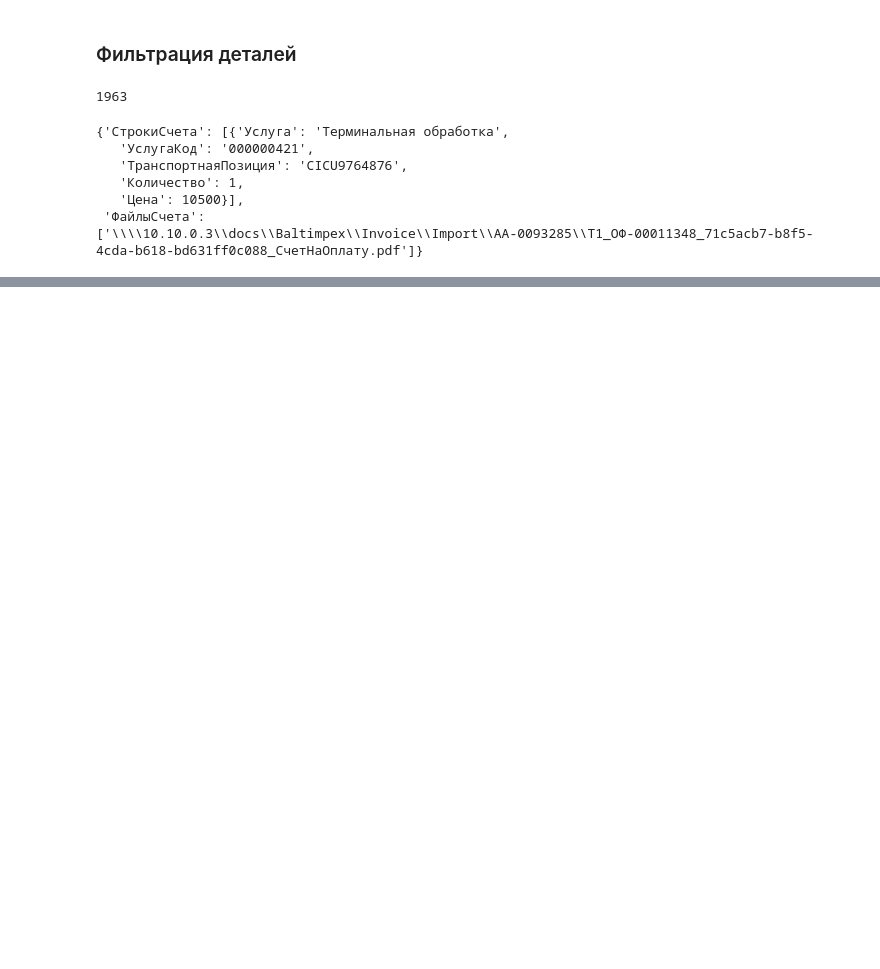
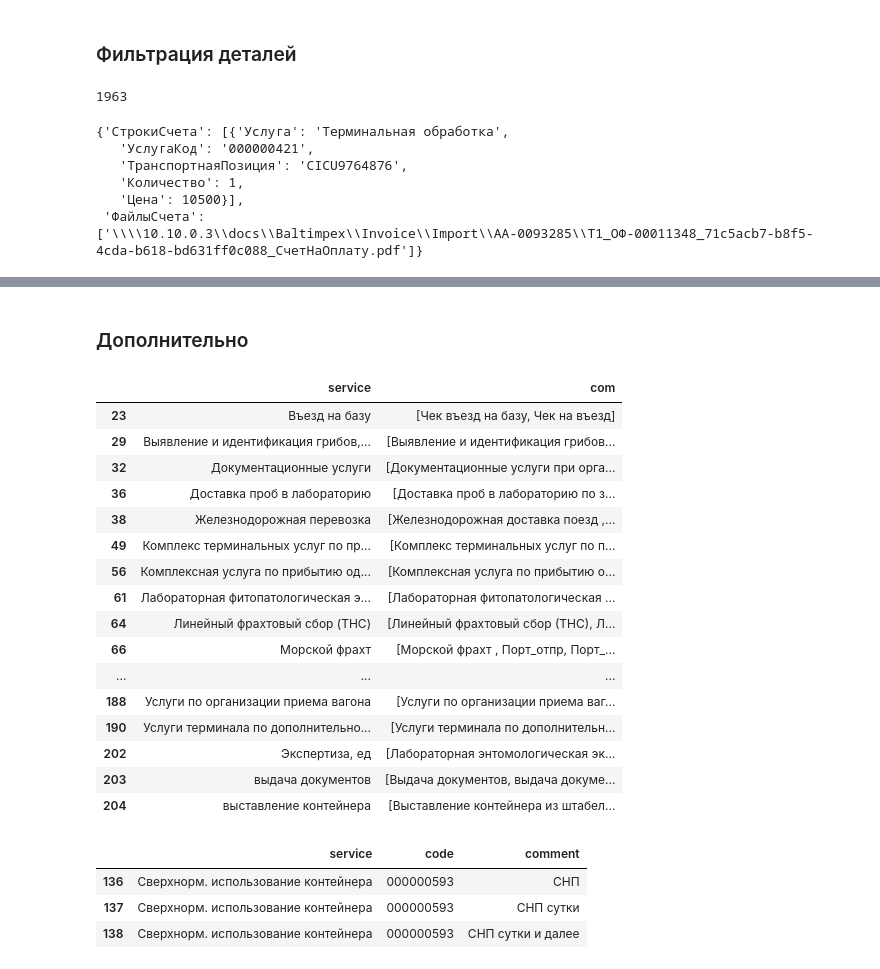
Before and after one commit to maxfil333/invoice_scanner, a Jupyter notebook: src/service_generator.ipynb, the cells around one changed output, grey strips where cells are left out. Cells and saved outputs as stored; diff of their text form; code cells hidden in the pictures; blank space fills up the shorter version.

Commit message:
finish service_generator

```diff
--- a/src/service_generator.ipynb
+++ b/src/service_generator.ipynb
@@ -172,0 +274,2 @@ with open(file, 'w', encoding='utf-8') as f:
+# %%
+df = create_dataframe(data)
@@ -172,0 +302,3 @@ with open(file, 'w', encoding='utf-8') as f:
+# %%
+df = df.drop_duplicates().reset_index(drop=True)
+df.tail()
@@ -172,0 +312,4 @@ with open(file, 'w', encoding='utf-8') as f:
+# %%
+# порядок полей
+
+df = df[['service', 'comment', 'code']]
@@ -172,0 +347,31 @@ with open(file, 'w', encoding='utf-8') as f:
+# %% [markdown]
+### Дополнительно
+# %%
+grouped = df.groupby(["service"]).agg(com=('comment', lambda x: list(x))).reset_index()
+# %%
+grouped[grouped['com'].apply(len) > 1]
+# %% [output]
+|  | service | com |
+| 23 | Въезд на базу | [Чек въезд на базу, Чек на въезд] |
+| 29 | Выявление и идентификация грибов,... | [Выявление и идентификация грибов... |
+| 32 | Документационные услуги | [Документационные услуги при орга... |
+| 36 | Доставка проб в лабораторию | [Доставка проб в лабораторию по з... |
+| 38 | Железнодорожная перевозка | [Железнодорожная доставка поезд ,... |
+| 49 | Комплекс терминальных услуг по пр... | [Комплекс терминальных услуг по п... |
+| 56 | Комплексная услуга по прибытию од... | [Комплексная услуга по прибытию о... |
+| 61 | Лабораторная фитопатологическая э... | [Лабораторная фитопатологическая ... |
+| 64 | Линейный фрахтовый сбор (THC) | [Линейный фрахтовый сбор (ТНС), Л... |
+| 66 | Морской фрахт | [Морской фрахт , Порт_отпр, Порт_... |
+| ... | ... | ... |
+| 188 | Услуги по организации приема вагона | [Услуги по организации приема ваг... |
+| 190 | Услуги терминала по дополнительно... | [Услуги терминала по дополнительн... |
+| 202 | Экспертиза, ед | [Лабораторная энтомологическая эк... |
+| 203 | выдача документов | [Выдача документов, выдача докуме... |
+| 204 | выставление контейнера | [Выставление контейнера из штабел... |
+# %%
+df[df['service'] == 'Сверхнорм. использование контейнера']
+# %% [output]
+|  | service | code | comment |
+| 136 | Сверхнорм. использование контейнера | 000000593 | СНП |
+| 137 | Сверхнорм. использование контейнера | 000000593 | СНП сутки |
+| 138 | Сверхнорм. использование контейнера | 000000593 | СНП сутки и далее |
```
Also changed, not shown: parts of 21 cells of this notebook, 2 other files.
